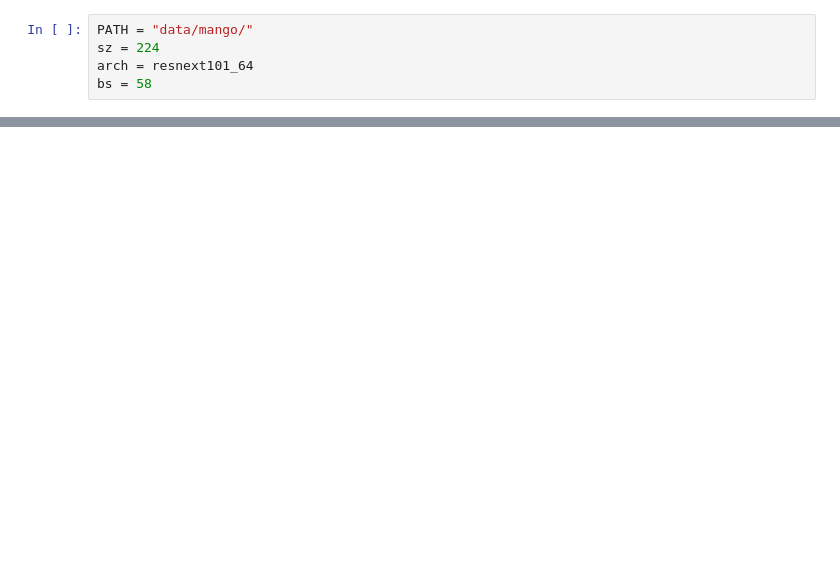
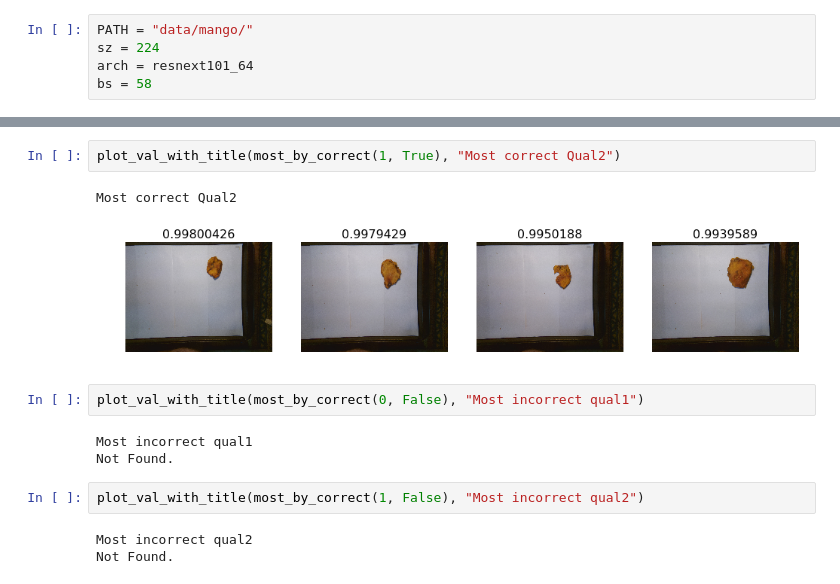
Before and after one commit to jonathanlittel/calimango, a Jupyter notebook: Mango_classification_exploration.ipynb, the cells around one changed output, grey strips where cells are left out. Cells and saved outputs as stored; diff of their text form; blank space fills up the shorter version.

```diff
--- a/Mango_classification_exploration.ipynb
+++ b/Mango_classification_exploration.ipynb
@@ -49,0 +187,15 @@ label_df.head()
+# %%
+plot_val_with_title(most_by_correct(1, True), "Most correct Qual2")
+# %% [output]
+Most correct Qual2
+[figure, added]
+# %%
+plot_val_with_title(most_by_correct(0, False), "Most incorrect qual1")
+# %% [output]
+Most incorrect qual1
+Not Found.
+# %%
+plot_val_with_title(most_by_correct(1, False), "Most incorrect qual2")
+# %% [output]
+Most incorrect qual2
+Not Found.
```
Also changed, not shown: parts of 43 cells of this notebook, 2 other files.
